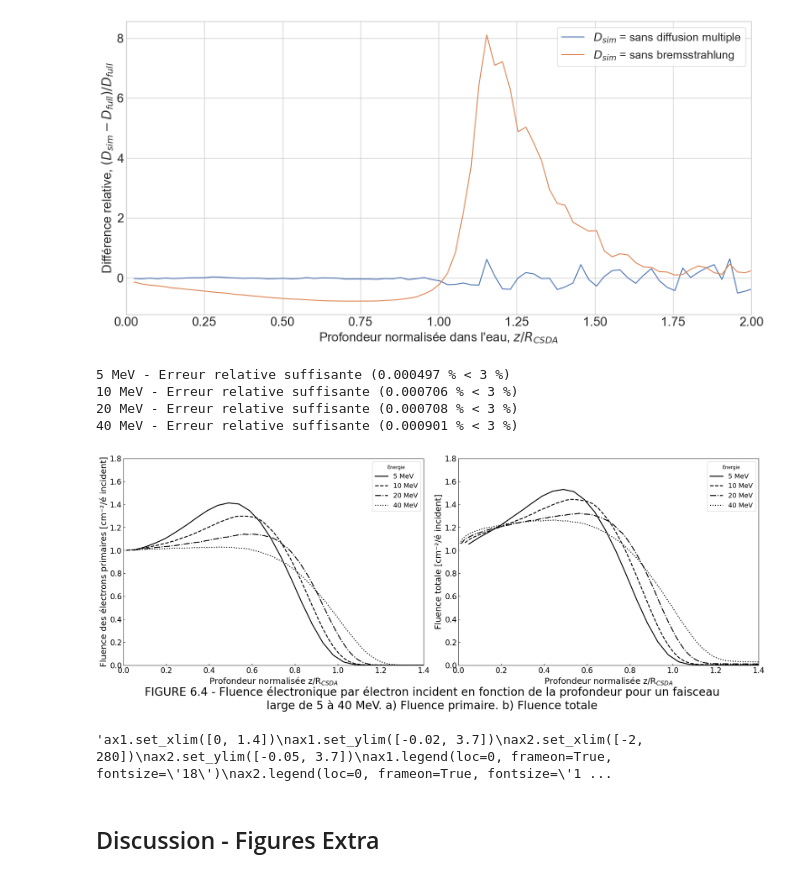
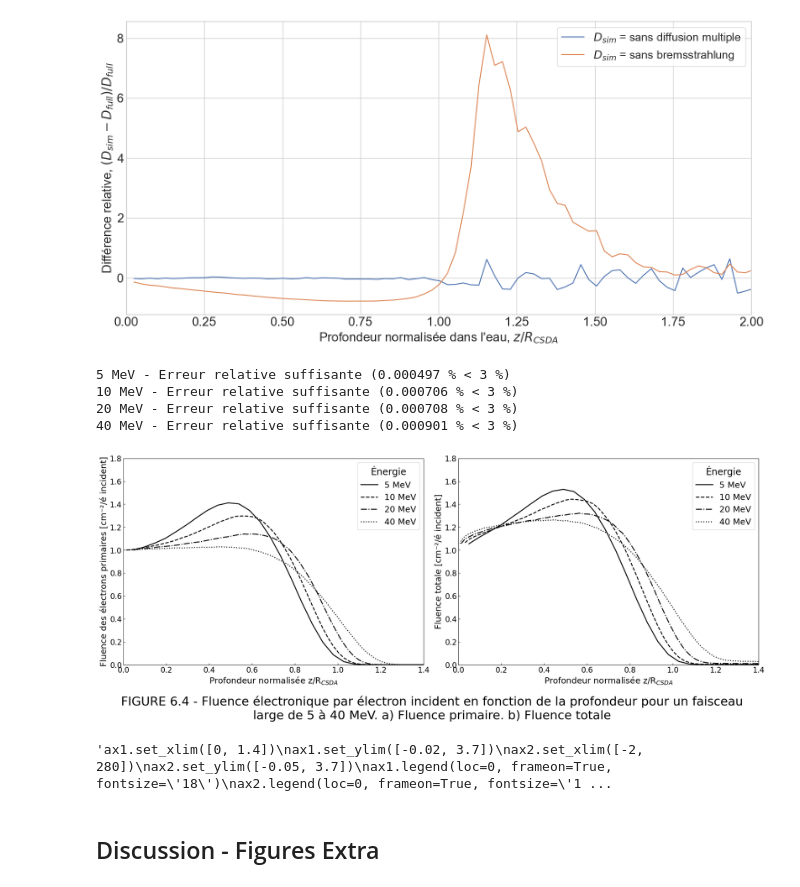
Before and after one commit to Rokuro32/TOPAS_electrons, a Jupyter notebook: Devoir_TOPAS_2025.ipynb, the cells around one changed output. Saved outputs shown, nothing was run; the diff lists cells and outputs as text; code cells hidden in the pictures.

```diff
--- a/Devoir_TOPAS_2025.ipynb
+++ b/Devoir_TOPAS_2025.ipynb
@@ -752,8 +752,8 @@ for i, E in enumerate(energies):
     ax2.plot(depth_norm, fluence_tot_norm, markers[i], linewidth=2, label=f"{E} MeV")
 
 # ------------------------------- Finitions ------------------------------------------- #
-ax1.legend(title="Énergie", fontsize=14)
-ax2.legend(title="Énergie", fontsize=14)
+ax1.legend(title="Énergie", fontsize=18, title_fontsize=20)
+ax2.legend(title="Énergie", fontsize=18, title_fontsize=20)
 
 for ax in (ax1, ax2):
     ax.set_xlim(0, 1.4)
@@ -762,36 +762,36 @@ for ax in (ax1, ax2):
 
 plt.tight_layout(rect=[0, 0.05, 1, 1])  # laisse de l’espace en bas pour le titre
 
 # --- Titre commun sous la figure ---
-fig.text(0.5, 0.04,
+fig.text(0.5, -0.02,
         "FIGURE 6.4 - Fluence électronique par électron incident en fonction de la profondeur pour un faisceau\n"
         "large de 5 à 40 MeV. a) Fluence primaire. b) Fluence totale",
         ha='center',
         va='center',
-        fontsize=24
+        fontsize=26
 )
 
 
 plt.show()
 
 """ax1.set_xlim([0, 1.4])
 ax1.set_ylim([-0.02, 3.7])
 ax2.set_xlim([-2, 280])
 ax2.set_ylim([-0.05, 3.7])
 ax1.legend(loc=0, frameon=True, fontsize='18')
 ax2.legend(loc=0, frameon=True, fontsize='16')
 plt.tight_layout()  # Adjusts the plot to ensure everything fits without overlapping
 plt.show()
 
 print("Les rapports de la dose à la surface sur la dose maximale pour 1, 2, 5, 10, 20, 30, 40 et 50 MeV sont respectivement:",np.round(Dsurf,2),"%")
 
 """
 # %% [output]
 5 MeV - Erreur relative suffisante (0.000497 % < 3 %)
 10 MeV - Erreur relative suffisante (0.000706 % < 3 %)
 20 MeV - Erreur relative suffisante (0.000708 % < 3 %)
 40 MeV - Erreur relative suffisante (0.000901 % < 3 %)
-[figure, old version]
+[figure, new version]
 'ax1.set_xlim([0, 1.4])\nax1.set_ylim([-0.02, 3.7])\nax2.set_xlim([-2, 280])\nax2.set_ylim([-0.05, 3.7])\nax1.legend(loc=0, frameon=True, fontsize=\'18\')\nax2.legend(loc=0, frameon=True, fontsize=\'1 ...
 # %% [markdown]
 ## Discussion - Figures Extra
```
Also changed, not shown: 2 other files.
